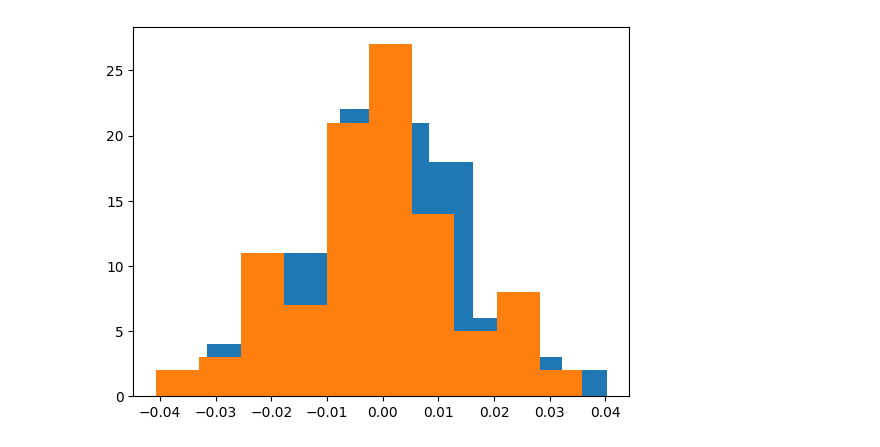
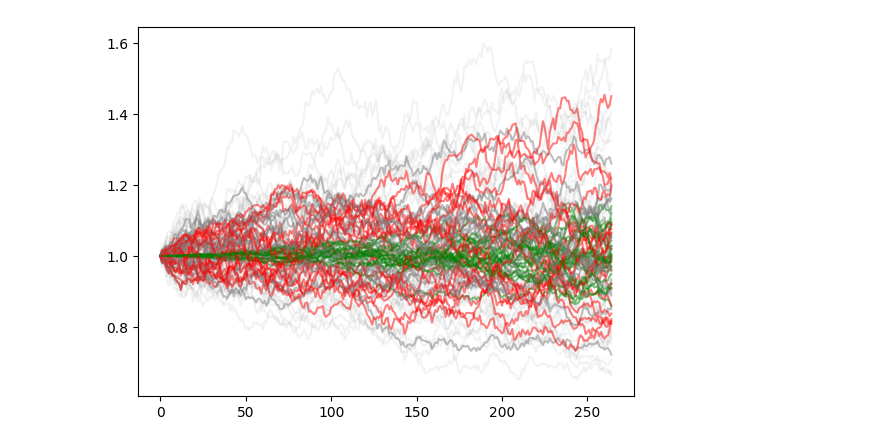
Before and after one commit to Sy-Sang/finance_utils, a Jupyter notebook: finance_utils/asset/spot/nb/nb4.ipynb, the cells around one changed output. Saved outputs shown, nothing was run; the diff lists cells and outputs as text; code cells hidden in the pictures.

```diff
--- a/finance_utils/asset/spot/nb/nb4.ipynb
+++ b/finance_utils/asset/spot/nb/nb4.ipynb
@@ -116,4 +123,0 @@ pyplot.show()
-# %%
-for i in range(10):
-    pyplot.plot(sy[:,i])
-pyplot.show()
@@ -122,4 +123,0 @@ pyplot.show()
-# %%
-for i in range(10):
-    pyplot.plot(sy2[:,i])
-pyplot.show()
@@ -155,6 +124,11 @@ pyplot.show()
-# %%
-pyplot.hist(r[0])
-pyplot.hist(NormalDistribution(0,0.015).rvf(100))
-pyplot.show()
-# %% [output]
-[figure, removed]
+# %%
+for i in range(epoch):
+    pyplot.plot(sy[:,i], label="sy", color="gray", alpha=0.1)
+    pyplot.plot(sy2[:,i], label="sy2", color="gray", alpha=0.1)
+    pyplot.plot((sy[:,i] + sy2[:,i]) /2, label="index", color="gray", alpha=0.5)
+    pyplot.plot(ty[:,i], label="ty", color="green", alpha=0.5)
+    pyplot.plot(ty2[:,i], label="ty2", color="red", alpha=0.5)
+    # pyplot.legend()
+pyplot.show()
+# %% [output]
+[figure, added]
```
Also changed, not shown: parts of 6 cells of this notebook, 1 other file.
